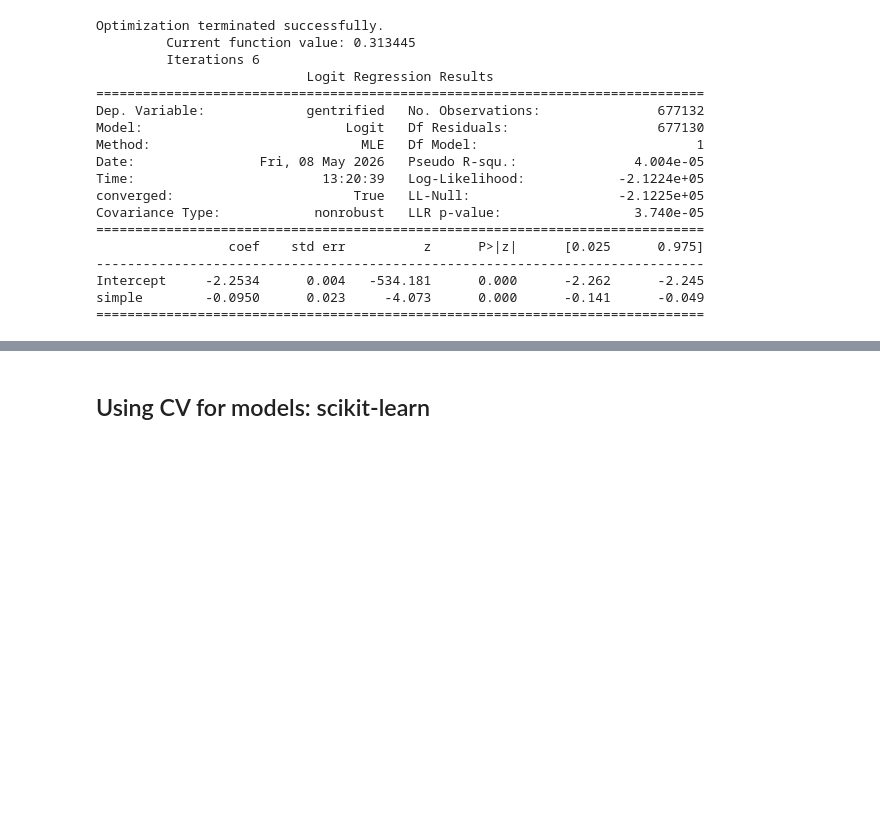
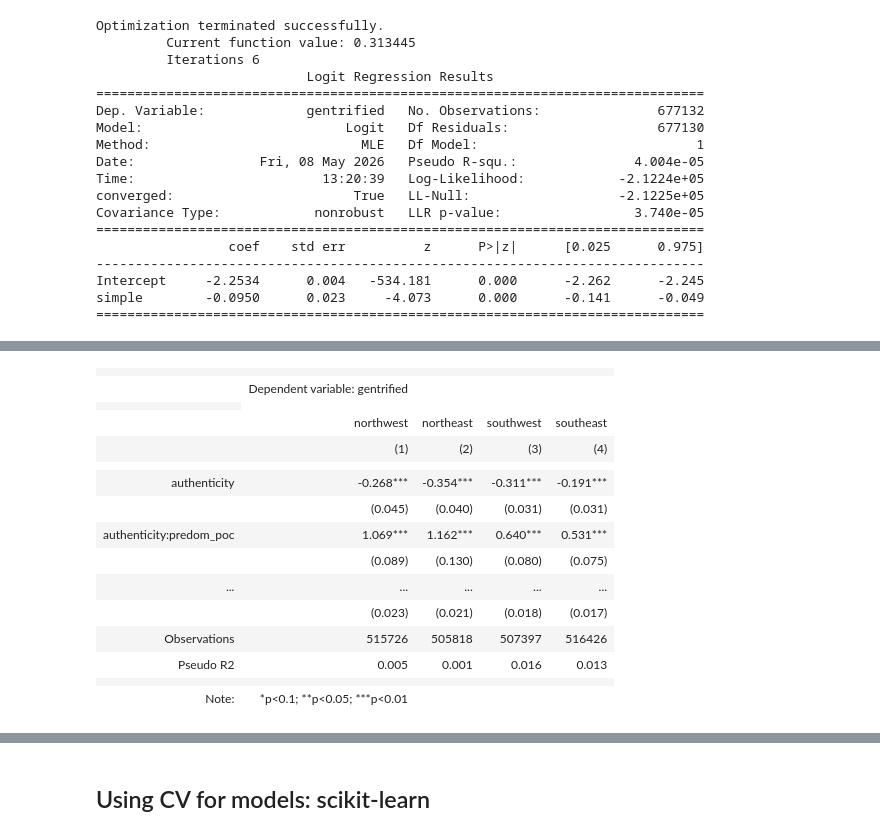
Before and after one commit to glow-27/COGS_209_proj, a Jupyter notebook: 2020_text_processing.ipynb, the cells around one changed output, grey strips where cells are left out. Saved outputs shown, nothing was run; the diff lists cells and outputs as text; code cells hidden in the pictures; blank space fills up the shorter version.

```diff
--- a/2020_text_processing.ipynb
+++ b/2020_text_processing.ipynb
@@ -602,0 +927,24 @@ simple        -0.0950      0.023     -4.073      0.000      -0.141      -0.049
+# %%
+models = list(models_dict.values())
+
+stargazer = Stargazer(models)
+stargazer.custom_columns(list(models_dict.keys()))
+
+stargazer
+# %% [output]
+|  |  |  |  |  |
+|  | Dependent variable: gentrified |  |  |  |
+|  |
+|  | northwest | northeast | southwest | southeast |
+|  | (1) | (2) | (3) | (4) |
+|  |  |  |  |  |
+| authenticity | -0.268*** | -0.354*** | -0.311*** | -0.191*** |
+|  | (0.045) | (0.040) | (0.031) | (0.031) |
+| authenticity:predom_poc | 1.069*** | 1.162*** | 0.640*** | 0.531*** |
+|  | (0.089) | (0.130) | (0.080) | (0.075) |
+| ... | ... | ... | ... | ... |
+|  | (0.023) | (0.021) | (0.018) | (0.017) |  |  |  |  |  |
+| Observations | 515726 | 505818 | 507397 | 516426 |
+| Pseudo R2 | 0.005 | 0.001 | 0.016 | 0.013 |
+|  |  |  |  |  |
+| Note: | *p<0.1; **p<0.05; ***p<0.01 |  |  |  |
```
Also changed, not shown: parts of 32 cells of this notebook, 1 other file.
